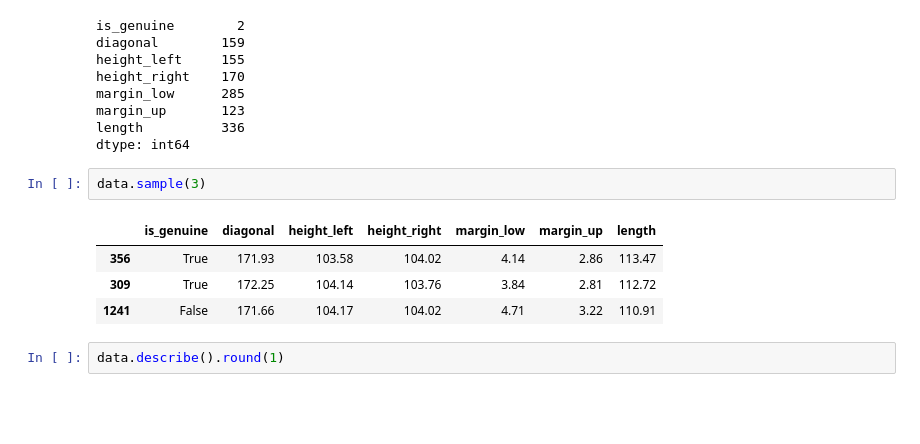
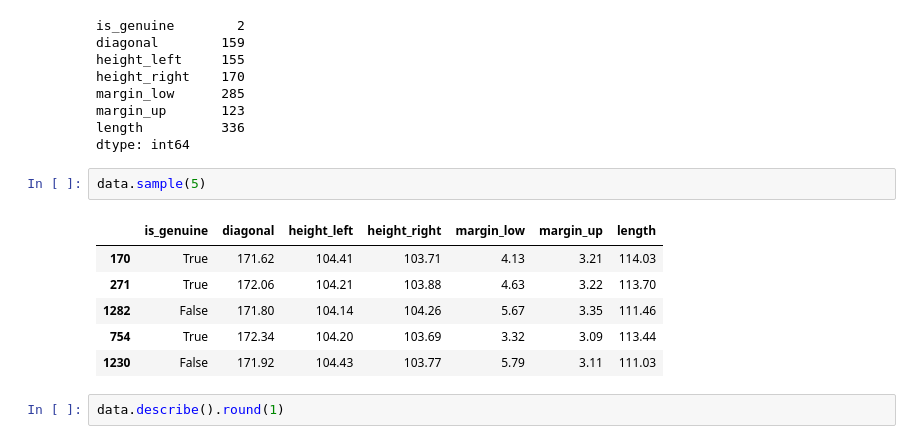
Before and after one commit to AntoineJBQ/P10, a Jupyter notebook: projet10.ipynb, the cells around one changed output. Saved outputs shown, nothing was run; the diff lists cells and outputs as text; blank space fills up the shorter version.

```diff
--- a/projet10.ipynb
+++ b/projet10.ipynb
@@ -104,12 +107,14 @@ margin_up       123
 length          336
 dtype: int64
 # %%
-data.sample(3)
+data.sample(5)
 # %% [output]
 |  | is_genuine | diagonal | height_left | height_right | margin_low | margin_up | length |
-| 356 | True | 171.93 | 103.58 | 104.02 | 4.14 | 2.86 | 113.47 |
-| 309 | True | 172.25 | 104.14 | 103.76 | 3.84 | 2.81 | 112.72 |
-| 1241 | False | 171.66 | 104.17 | 104.02 | 4.71 | 3.22 | 110.91 |
+| 170 | True | 171.62 | 104.41 | 103.71 | 4.13 | 3.21 | 114.03 |
+| 271 | True | 172.06 | 104.21 | 103.88 | 4.63 | 3.22 | 113.70 |
+| 1282 | False | 171.80 | 104.14 | 104.26 | 5.67 | 3.35 | 111.46 |
+| 754 | True | 172.34 | 104.20 | 103.69 | 3.32 | 3.09 | 113.44 |
+| 1230 | False | 171.92 | 104.43 | 103.77 | 5.79 | 3.11 | 111.03 |
 # %%
 data.describe().round(1)
 # %% [output]
```
Also changed, not shown: parts of 43 cells of this notebook.
